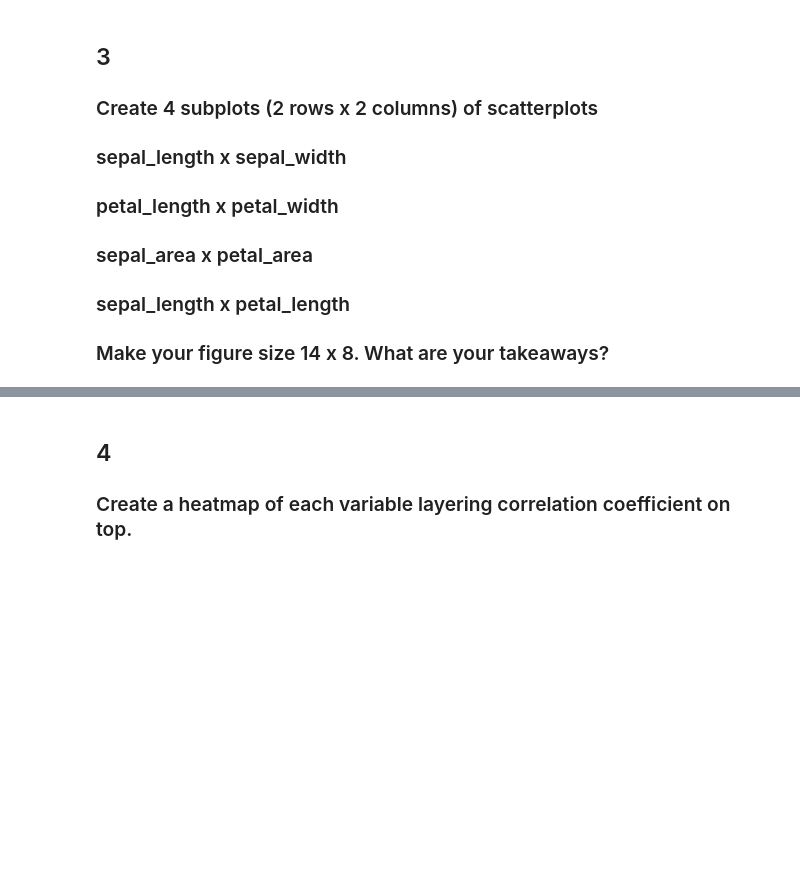
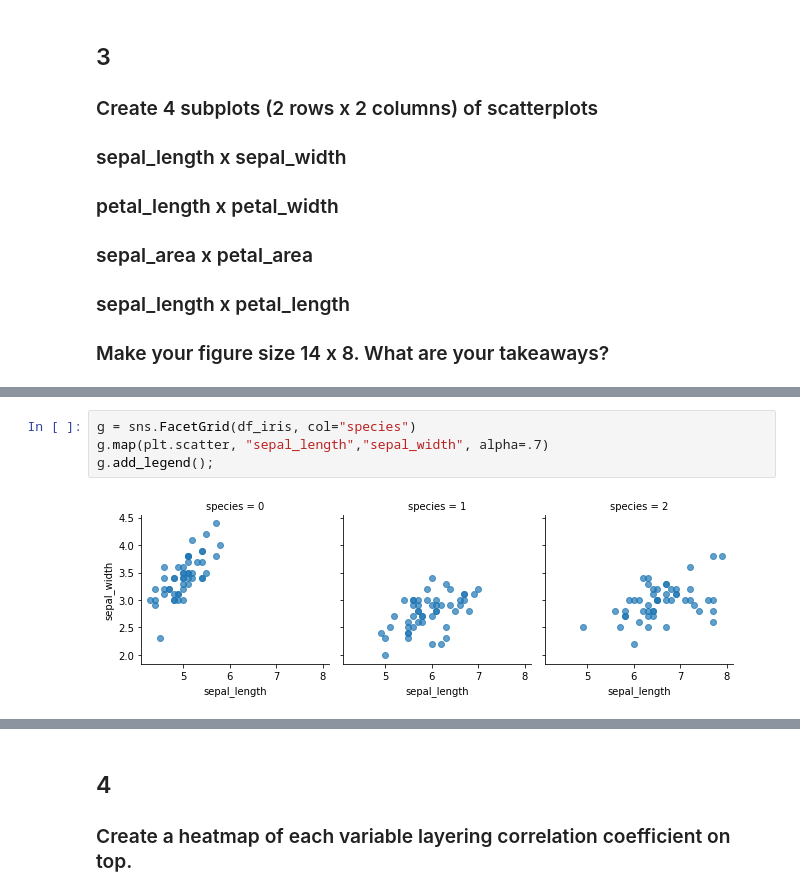
Before and after one commit to flambuth/ds-methodologies-exercises, a Jupyter notebook: classification/classification_exercises.ipynb, the cells around one changed output, grey strips where cells are left out. Saved outputs shown, nothing was run; the diff lists cells and outputs as text; blank space fills up the shorter version.

```diff
--- a/classification/classification_exercises.ipynb
+++ b/classification/classification_exercises.ipynb
@@ -177,0 +244,6 @@ train.shape
+# %%
+g = sns.FacetGrid(df_iris, col="species")
+g.map(plt.scatter, "sepal_length","sepal_width", alpha=.7)
+g.add_legend();
+# %% [output]
+[figure, added]
```
Also changed, not shown: parts of 14 cells of this notebook, 2 other files.
